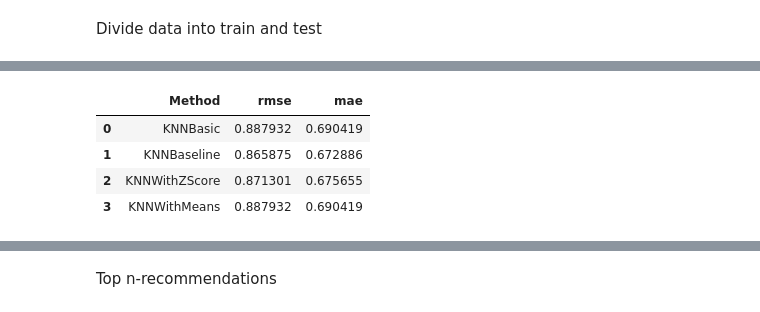
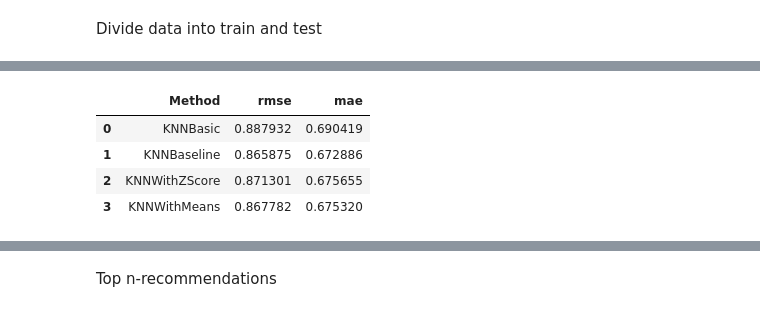
Before and after one commit to zuba0/Book-recommendation-system, a Jupyter notebook: Collaborative filtering.ipynb, the cells around one changed output, grey strips where cells are left out. Drawn from its saved outputs; the diff is of its cells as text; code cells hidden in the pictures.

```diff
--- a/Collaborative filtering.ipynb
+++ b/Collaborative filtering.ipynb
@@ -271,15 +230,16 @@ results
 # %%
 import pandas as pd
 d = {'rmse': rmse,
      'mae': mae
     }
 df = pd.DataFrame(data=d)
 df.insert(loc=0, column='Method', value=['KNNBasic','KNNBaseline',
               'KNNWithZScore','KNNWithMeans'])
-df
+color = (df.rmse == df.rmse.min()).map({True: 'background-color: yellow', False: 'background_color: white'})
+df.style.apply(lambda s: color)
 # %% [output]
 |  | Method | rmse | mae |
 | 0 | KNNBasic | 0.887932 | 0.690419 |
 | 1 | KNNBaseline | 0.865875 | 0.672886 |
 | 2 | KNNWithZScore | 0.871301 | 0.675655 |
-| 3 | KNNWithMeans | 0.887932 | 0.690419 |
+| 3 | KNNWithMeans | 0.867782 | 0.675320 |
```
Also changed, not shown: parts of 19 cells of this notebook.
